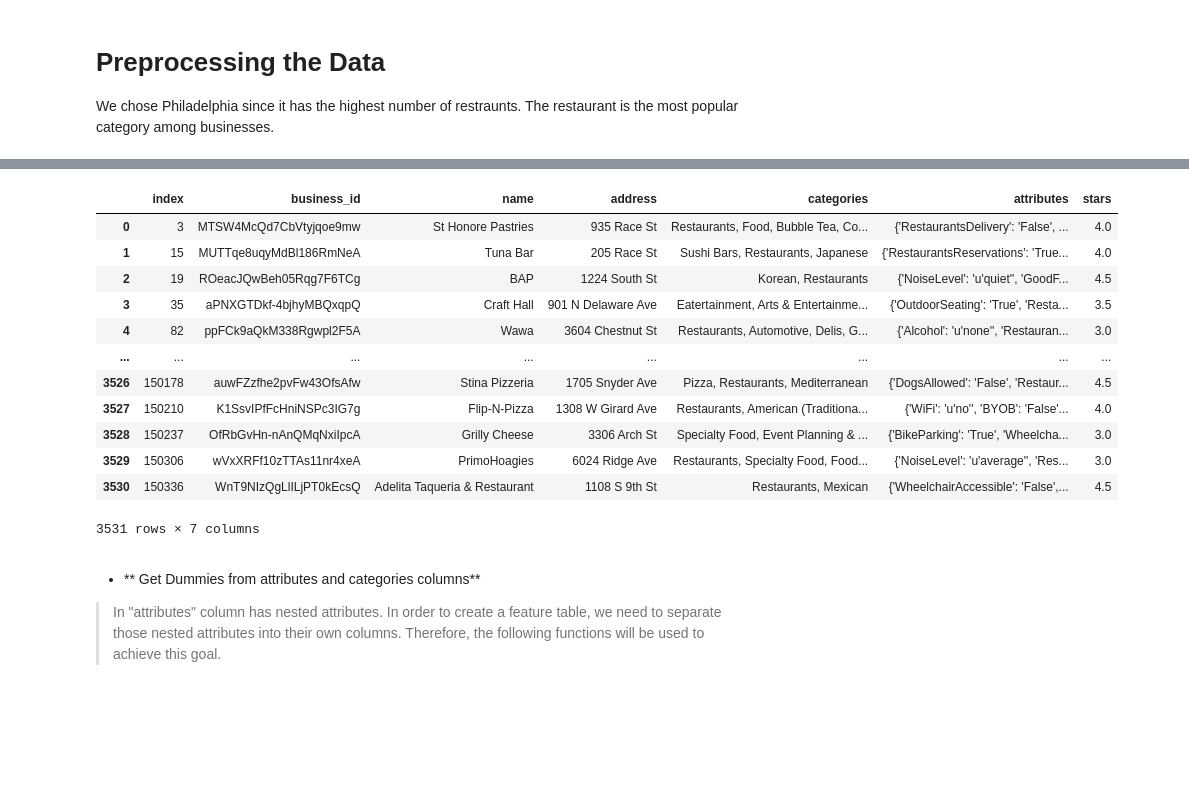
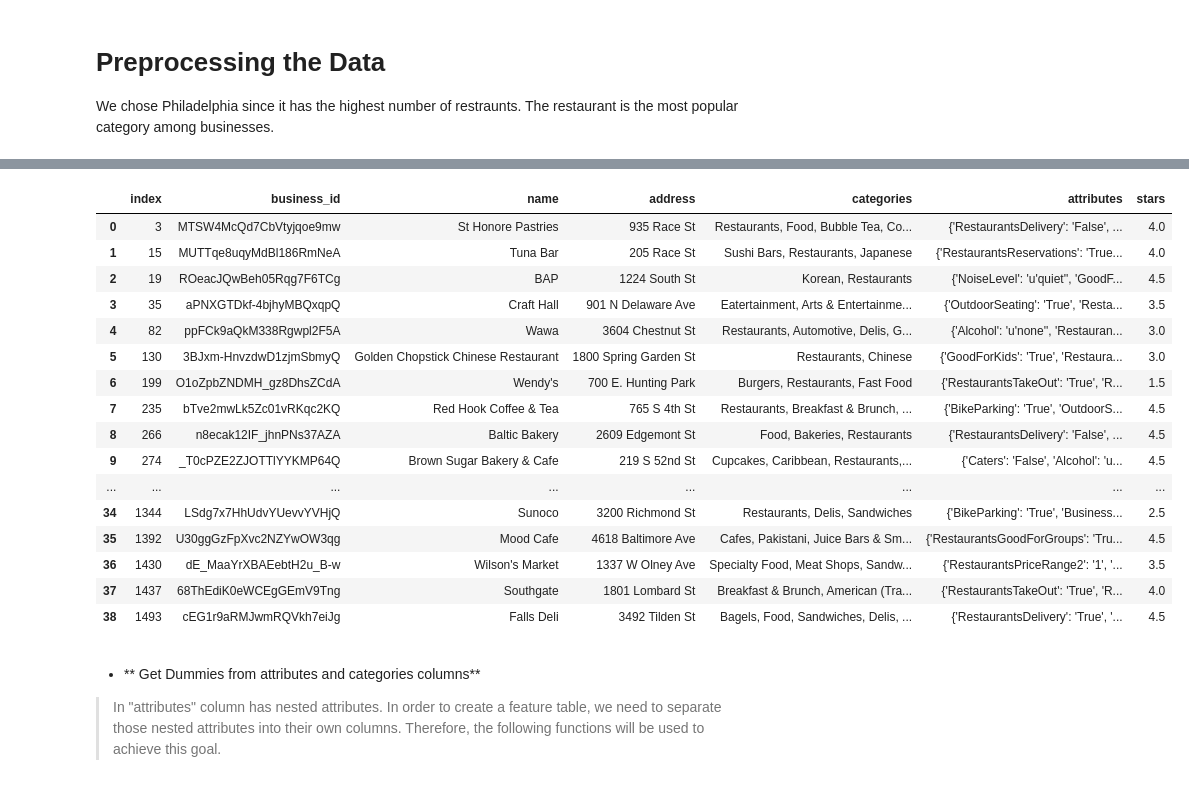
Before and after one commit to sam7933715/W210-Capstone-New, a Jupyter notebook: data/Recommender Systems - Estimation of Content based 20210204.ipynb, the cells around one changed output, grey strips where cells are left out. Drawn from its saved outputs; the diff is of its cells as text; code cells hidden in the pictures; blank space fills up the shorter version.

Commit message:
adding modules for data import

```diff
--- a/data/Recommender Systems - Estimation of Content based 20210204.ipynb
+++ b/data/Recommender Systems - Estimation of Content based 20210204.ipynb
@@ -41,3 +16,10 @@ for review in reviews:
+# %%
+# import the data (chunksize returns jsonReader for iteration)
+
+datasets = yelp_import('small')
+
+subset_business = datasets['businesses']
+subset_review = datasets['reviews']
 # %%
 # peak the tables
 display(subset_business.head(2))
@@ -122,8 +80,13 @@ Name: city, Length: 1416, dtype: int64
 We chose Philadelphia since it has the highest number of restraunts. The restaurant is the most popular category among businesses.
 # %%
 # Businesses in Philadelphia and currently open business
-city = subset_business[(subset_business['city'].str.contains('Philadelphia')) & (subset_business['is_open'] == 1)]
-Philadelphia = city[['business_id','name','address', 'categories', 'attributes','stars']]
+city = subset_business[
+    (subset_business["city"].str.contains("Philadelphia"))
+    & (subset_business["is_open"] == 1)
+]
+Philadelphia = city[
+    ["business_id", "name", "address", "categories", "attributes", "stars"]
+]
 Philadelphia
 # %% [output]
 |  | business_id | name | address | categories | attributes | stars |
@@ -142,21 +105,27 @@ Philadelphia
 # %%
 # getting just restaurants from Philadelphia business
-rest = Philadelphia[Philadelphia['categories'].str.contains('Restaurant.*')==True].reset_index()
+rest = Philadelphia[
+    Philadelphia["categories"].str.contains("Restaurant.*") == True
+].reset_index()
 rest
 # %% [output]
 |  | index | business_id | name | address | categories | attributes | stars |
 | 0 | 3 | MTSW4McQd7CbVtyjqoe9mw | St Honore Pastries | 935 Race St | Restaurants, Food, Bubble Tea, Co... | {'RestaurantsDelivery': 'False', ... | 4.0 |
 | 1 | 15 | MUTTqe8uqyMdBl186RmNeA | Tuna Bar | 205 Race St | Sushi Bars, Restaurants, Japanese | {'RestaurantsReservations': 'True... | 4.0 |
 | 2 | 19 | ROeacJQwBeh05Rqg7F6TCg | BAP | 1224 South St | Korean, Restaurants | {'NoiseLevel': 'u'quiet'', 'GoodF... | 4.5 |
 | 3 | 35 | aPNXGTDkf-4bjhyMBQxqpQ | Craft Hall | 901 N Delaware Ave | Eatertainment, Arts & Entertainme... | {'OutdoorSeating': 'True', 'Resta... | 3.5 |
 | 4 | 82 | ppFCk9aQkM338Rgwpl2F5A | Wawa | 3604 Chestnut St | Restaurants, Automotive, Delis, G... | {'Alcohol': 'u'none'', 'Restauran... | 3.0 |
+| 5 | 130 | 3BJxm-HnvzdwD1zjmSbmyQ | Golden Chopstick Chinese Restaurant | 1800 Spring Garden St | Restaurants, Chinese | {'GoodForKids': 'True', 'Restaura... | 3.0 |
+| 6 | 199 | O1oZpbZNDMH_gz8DhsZCdA | Wendy's | 700 E. Hunting Park | Burgers, Restaurants, Fast Food | {'RestaurantsTakeOut': 'True', 'R... | 1.5 |
+| 7 | 235 | bTve2mwLk5Zc01vRKqc2KQ | Red Hook Coffee & Tea | 765 S 4th St | Restaurants, Breakfast & Brunch, ... | {'BikeParking': 'True', 'OutdoorS... | 4.5 |
+| 8 | 266 | n8ecak12IF_jhnPNs37AZA | Baltic Bakery | 2609 Edgemont St | Food, Bakeries, Restaurants | {'RestaurantsDelivery': 'False', ... | 4.5 |
+| 9 | 274 | _T0cPZE2ZJOTTlYYKMP64Q | Brown Sugar Bakery & Cafe | 219 S 52nd St | Cupcakes, Caribbean, Restaurants,... | {'Caters': 'False', 'Alcohol': 'u... | 4.5 |
 | ... | ... | ... | ... | ... | ... | ... | ... |
-| 3526 | 150178 | auwFZzfhe2pvFw43OfsAfw | Stina Pizzeria | 1705 Snyder Ave | Pizza, Restaurants, Mediterranean | {'DogsAllowed': 'False', 'Restaur... | 4.5 |
-| 3527 | 150210 | K1SsvIPfFcHniNSPc3IG7g | Flip-N-Pizza | 1308 W Girard Ave | Restaurants, American (Traditiona... | {'WiFi': 'u'no'', 'BYOB': 'False'... | 4.0 |
-| 3528 | 150237 | OfRbGvHn-nAnQMqNxiIpcA | Grilly Cheese | 3306 Arch St | Specialty Food, Event Planning & ... | {'BikeParking': 'True', 'Wheelcha... | 3.0 |
-| 3529 | 150306 | wVxXRFf10zTTAs11nr4xeA | PrimoHoagies | 6024 Ridge Ave | Restaurants, Specialty Food, Food... | {'NoiseLevel': 'u'average'', 'Res... | 3.0 |
-| 3530 | 150336 | WnT9NIzQgLlILjPT0kEcsQ | Adelita Taqueria & Restaurant | 1108 S 9th St | Restaurants, Mexican | {'WheelchairAccessible': 'False',... | 4.5 |
+| 34 | 1344 | LSdg7x7HhUdvYUevvYVHjQ | Sunoco | 3200 Richmond St | Restaurants, Delis, Sandwiches | {'BikeParking': 'True', 'Business... | 2.5 |
+| 35 | 1392 | U30ggGzFpXvc2NZYwOW3qg | Mood Cafe | 4618 Baltimore Ave | Cafes, Pakistani, Juice Bars & Sm... | {'RestaurantsGoodForGroups': 'Tru... | 4.5 |
+| 36 | 1430 | dE_MaaYrXBAEebtH2u_B-w | Wilson's Market | 1337 W Olney Ave | Specialty Food, Meat Shops, Sandw... | {'RestaurantsPriceRange2': '1', '... | 3.5 |
+| 37 | 1437 | 68ThEdiK0eWCEgGEmV9Tng | Southgate | 1801 Lombard St | Breakfast & Brunch, American (Tra... | {'RestaurantsTakeOut': 'True', 'R... | 4.0 |
+| 38 | 1493 | cEG1r9aRMJwmRQVkh7eiJg | Falls Deli | 3492 Tilden St | Bagels, Food, Sandwiches, Delis, ... | {'RestaurantsDelivery': 'True', '... | 4.5 |
-3531 rows × 7 columns
 # %% [markdown]
 <a id="get-dummies"></a>
 * ** Get Dummies from attributes and categories columns**
```
Also changed, not shown: parts of 28 cells of this notebook, 5 other files.
